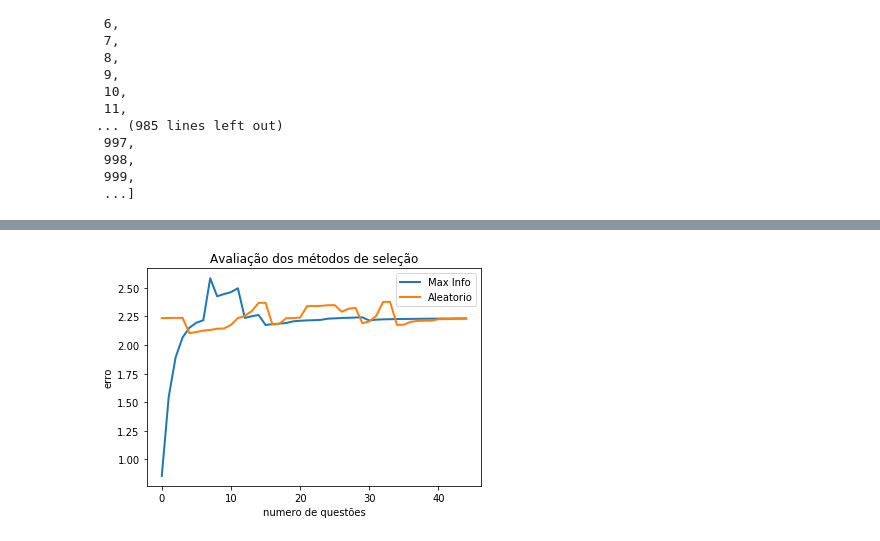
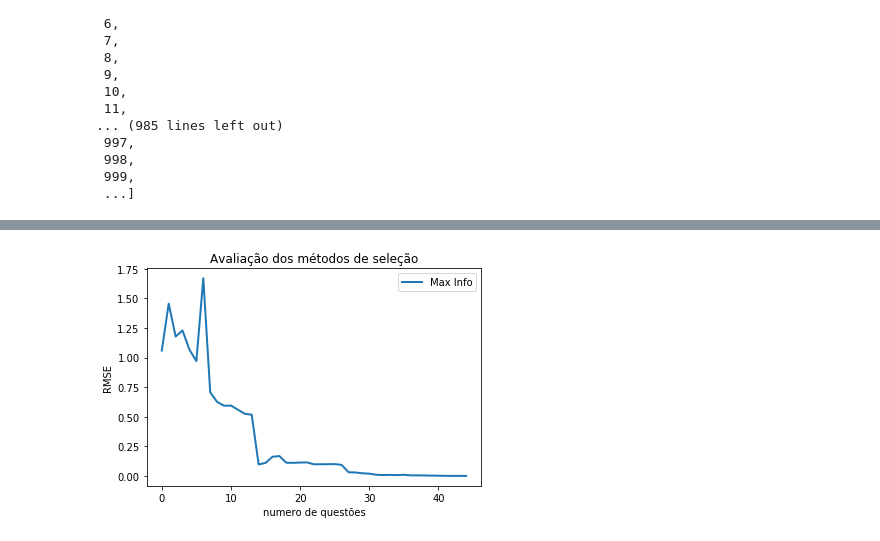
Before and after one commit to patriciagilavert/CAT-RL, a Jupyter notebook: CAT-selecao_itens-v1.ipynb, the cells around one changed output, grey strips where cells are left out. Cells and saved outputs as stored; diff of their text form; code cells hidden in the pictures.

Commit message:
rodando para todos os alunos

```diff
--- a/CAT-selecao_itens-v1.ipynb
+++ b/CAT-selecao_itens-v1.ipynb
@@ -107,7 +107,7 @@ mu = -4
 sigma = 0
 nq = 0
 
-aluno_vet = list(range(0, 10))
+aluno_vet = list(range(0, 9999))
 
 responses = []
 administered_items = []
@@ -115,14 +115,10 @@ theta_est = []
 erro_theta = []
 
 initializer = RandomInitializer()
-selector_vet = [MaxInfoSelector(),RandomSelector()]
+selector = MaxInfoSelector()
 estimator = NumericalSearchEstimator()
 est_theta = initializer.initialize()
-
 full_items = list(range(0, 45))
-respostas = alunos.iloc[aluno,0:45].tolist()
-ori_theta = estimator.estimate(items=items, administered_items=full_items, response_vector=respostas, est_theta=est_theta)
-print('Theta Original: ',ori_theta)
 
 mu = 0
 sigma = 0
@@ -133,43 +129,45 @@ result = np.reshape(list(range(0, 45)),(1,45))
 
 for aluno in aluno_vet:
     print('aluno:', aluno)
+    respostas = alunos.iloc[aluno,0:45].tolist()
+    ori_theta = estimator.estimate(items=items, administered_items=full_items, response_vector=respostas, est_theta=est_theta)
+    #print('Theta Original: ',ori_theta)
+    responses = []
+    administered_items = []
+    theta_est = []
+    erro_theta = []
+    for nq in range(0, 45):
+        item_index = selector.select(items=items, administered_items=administered_items, est_theta=est_theta)
 
-    for selector in selector_vet:
-        responses = []
-        administered_items = []
-        theta_est = []
-        erro_theta = []
-        for nq in range(0, 45):
-            item_index = selector.select(items=items, administered_items=administered_items, est_theta=est_theta)
+        correct = alunos.iloc[aluno,item_index]
+        administered_items.append(item_index)
+        responses.append(correct)
 
-            correct = alunos.iloc[aluno,item_index]
-            administered_items.append(item_index)
-            responses.append(correct)
+        est_theta = estimator.estimate(items=items, administered_items=administered_items, response_vector=responses, est_theta=est_theta)
+        #print('Estimated proficiency, given answered items:', est_theta)
+        theta_est.append(est_theta)
 
-            est_theta = estimator.estimate(items=items, administered_items=administered_items, response_vector=responses, est_theta=est_theta)
-            print('Estimated proficiency, given answered items:', est_theta)
-            theta_est.append(est_theta)
+        erro = abs(ori_theta - est_theta)
+        erro_2 = (ori_theta - est_theta)**2
+        #print('erro:', erro_2)
+        erro_theta.append(erro_2)
 
-            erro = abs(ori_theta - est_theta)
-            print('erro:', erro)
-            erro_theta.append(erro)
+        nq = nq+1
+        #print('nq:', nq)
 
-            nq = nq+1
-            print('nq:', nq)
-
-        erro_theta = np.reshape(erro_theta,(1,45))
-        result = np.concatenate((result, erro_theta), axis=0)
-        aluno
+    erro_theta = np.reshape(erro_theta,(1,45))
+    result = np.concatenate((result, erro_theta), axis=0)
 
 
 # define a legenda e tamanho de linhas
-plt.plot(range(0, 45), result[1,], label='Max Info', linewidth=2)
-plt.plot(range(0, 45), result[2,], label='Aleatorio', linewidth=2)
+plt.plot(range(0, 45), np.sqrt(np.mean(result[1:,:],axis=0)), label='Max Info', linewidth=2)
+#plt.plot(range(0, 45), result[2,], label='Aleatorio', linewidth=2)
 
 plt.xlabel('numero de questões')
-plt.ylabel('erro')
+plt.ylabel('RMSE')
+plt.title("Avaliação dos métodos de seleção")
 
-plt.title("Avaliação dos métodos de seleção")
+np.savetxt('Result_erro_MaxInfoSelector.txt',result)
 
 # Exibe a legenda e por padrão usa o label de cada plot.
 plt.legend()
@@ -196,2 +194,2 @@ nq: 45
-[figure, old version]
+[figure, new version]
 # %%
```
Also changed, not shown: parts of 12 cells of this notebook.
